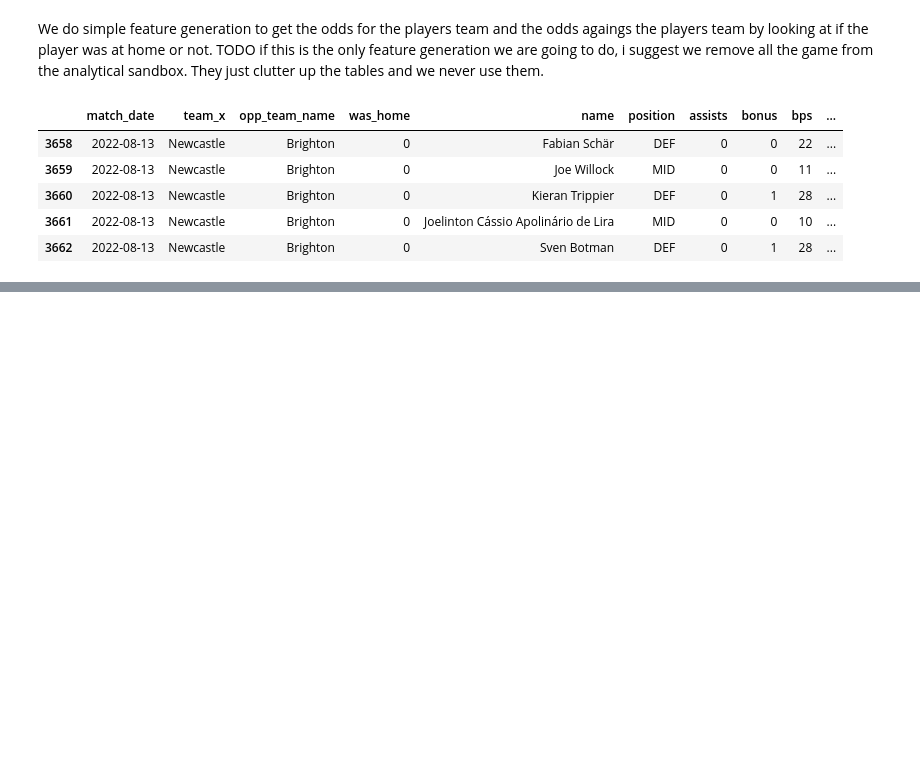
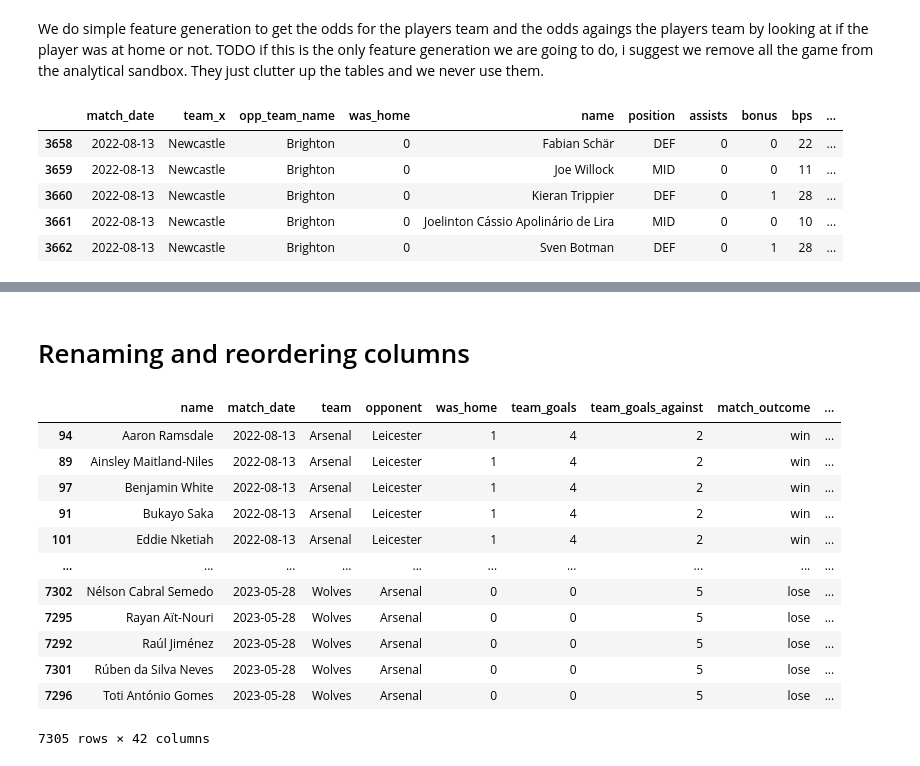
Before and after one commit to marcmelis/adsdb-fantasy-football, a Jupyter notebook: notebooks/feature_generation/feature_generation.ipynb, the cells around one changed output, grey strips where cells are left out. Cells and saved outputs as stored; diff of their text form; code cells hidden in the pictures; blank space fills up the shorter version.

```diff
--- a/notebooks/feature_generation/feature_generation.ipynb
+++ b/notebooks/feature_generation/feature_generation.ipynb
@@ -82,0 +150,2 @@ df.loc[df.was_home==0].head(5)
+# %% [markdown]
+# Renaming and reordering columns
@@ -82,0 +172,16 @@ df.loc[df.was_home==0].head(5)
+# %%
+df
+# %% [output]
+|  | name | match_date | team | opponent | was_home | team_goals | team_goals_against | match_outcome | ... |
+| 94 | Aaron Ramsdale | 2022-08-13 | Arsenal | Leicester | 1 | 4 | 2 | win | ... |
+| 89 | Ainsley Maitland-Niles | 2022-08-13 | Arsenal | Leicester | 1 | 4 | 2 | win | ... |
+| 97 | Benjamin White | 2022-08-13 | Arsenal | Leicester | 1 | 4 | 2 | win | ... |
+| 91 | Bukayo Saka | 2022-08-13 | Arsenal | Leicester | 1 | 4 | 2 | win | ... |
+| 101 | Eddie Nketiah | 2022-08-13 | Arsenal | Leicester | 1 | 4 | 2 | win | ... |
+| ... | ... | ... | ... | ... | ... | ... | ... | ... | ... |
+| 7302 | Nélson Cabral Semedo | 2023-05-28 | Wolves | Arsenal | 0 | 0 | 5 | lose | ... |
+| 7295 | Rayan Aït-Nouri | 2023-05-28 | Wolves | Arsenal | 0 | 0 | 5 | lose | ... |
+| 7292 | Raúl Jiménez | 2023-05-28 | Wolves | Arsenal | 0 | 0 | 5 | lose | ... |
+| 7301 | Rúben da Silva Neves | 2023-05-28 | Wolves | Arsenal | 0 | 0 | 5 | lose | ... |
+| 7296 | Toti António Gomes | 2023-05-28 | Wolves | Arsenal | 0 | 0 | 5 | lose | ... |
+7305 rows × 42 columns
```
Also changed, not shown: parts of 10 cells of this notebook.
